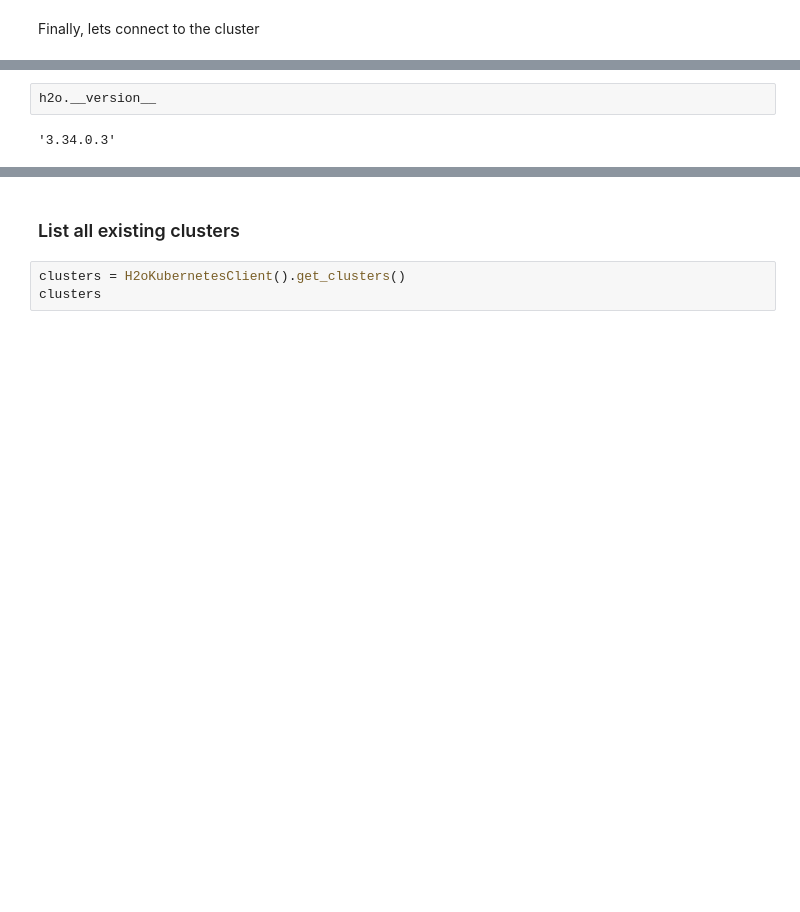
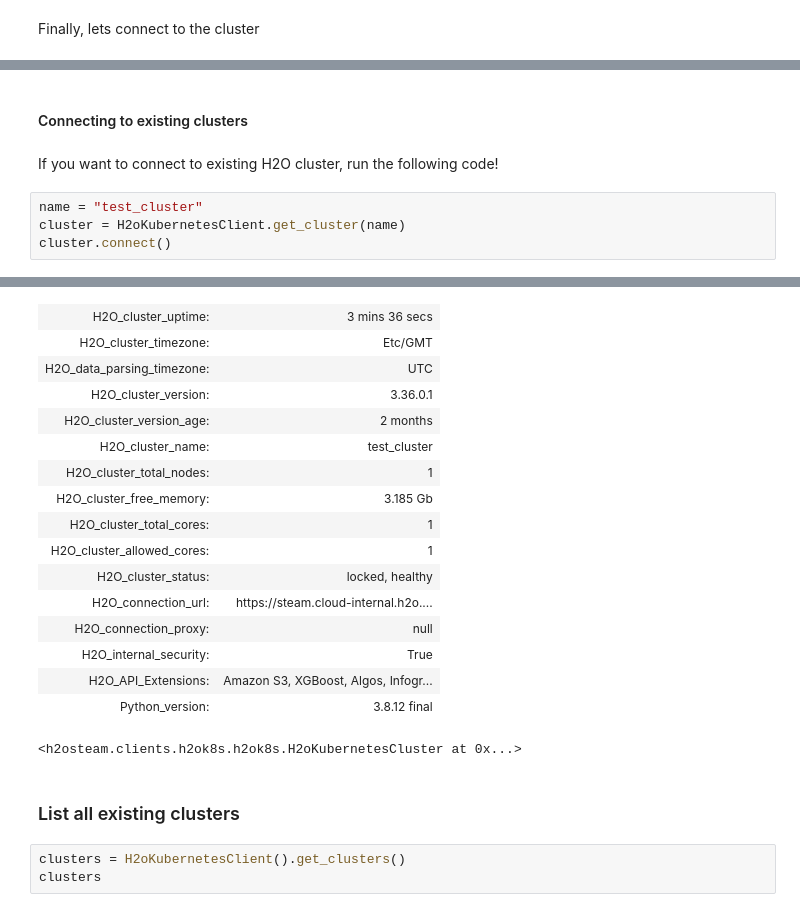
Before and after one commit to h2oai/haic-tutorials, a Jupyter notebook: SteamH2O3.ipynb, the cells around one changed output, grey strips where cells are left out. Drawn from its saved outputs; the diff is of its cells as text; blank space fills up the shorter version.

```diff
--- a/SteamH2O3.ipynb
+++ b/SteamH2O3.ipynb
@@ -81,4 +106,9 @@ h2o.cluster().version
-# %%
-h2o.__version__
-# %% [output]
-'3.34.0.3'
+# %% [markdown]
+#### Connecting to existing clusters
+# %% [markdown]
+If you want to connect to existing H2O cluster, run the following code!
+# %%
+name = "test_cluster"
+cluster = H2oKubernetesClient.get_cluster(name)
+cluster.connect()
+# %% [output]
@@ -85,3 +117,20 @@ h2o.__version__
+| H2O_cluster_uptime: | 3 mins 36 secs |
+| H2O_cluster_timezone: | Etc/GMT |
+| H2O_data_parsing_timezone: | UTC |
+| H2O_cluster_version: | 3.36.0.1 |
+| H2O_cluster_version_age: | 2 months |
+| H2O_cluster_name: | test_cluster |
+| H2O_cluster_total_nodes: | 1 |
+| H2O_cluster_free_memory: | 3.185 Gb |
+| H2O_cluster_total_cores: | 1 |
+| H2O_cluster_allowed_cores: | 1 |
+| H2O_cluster_status: | locked, healthy |
+| H2O_connection_url: | https://steam.cloud-internal.h2o.... |
+| H2O_connection_proxy: | null |
+| H2O_internal_security: | True |
+| H2O_API_Extensions: | Amazon S3, XGBoost, Algos, Infogr... |
+| Python_version: | 3.8.12 final |
+<h2osteam.clients.h2ok8s.h2ok8s.H2oKubernetesCluster at 0x...>
 # %% [markdown]
 ### List all existing clusters
 # %%
```
Also changed, not shown: parts of 23 cells of this notebook, 2 other files.
